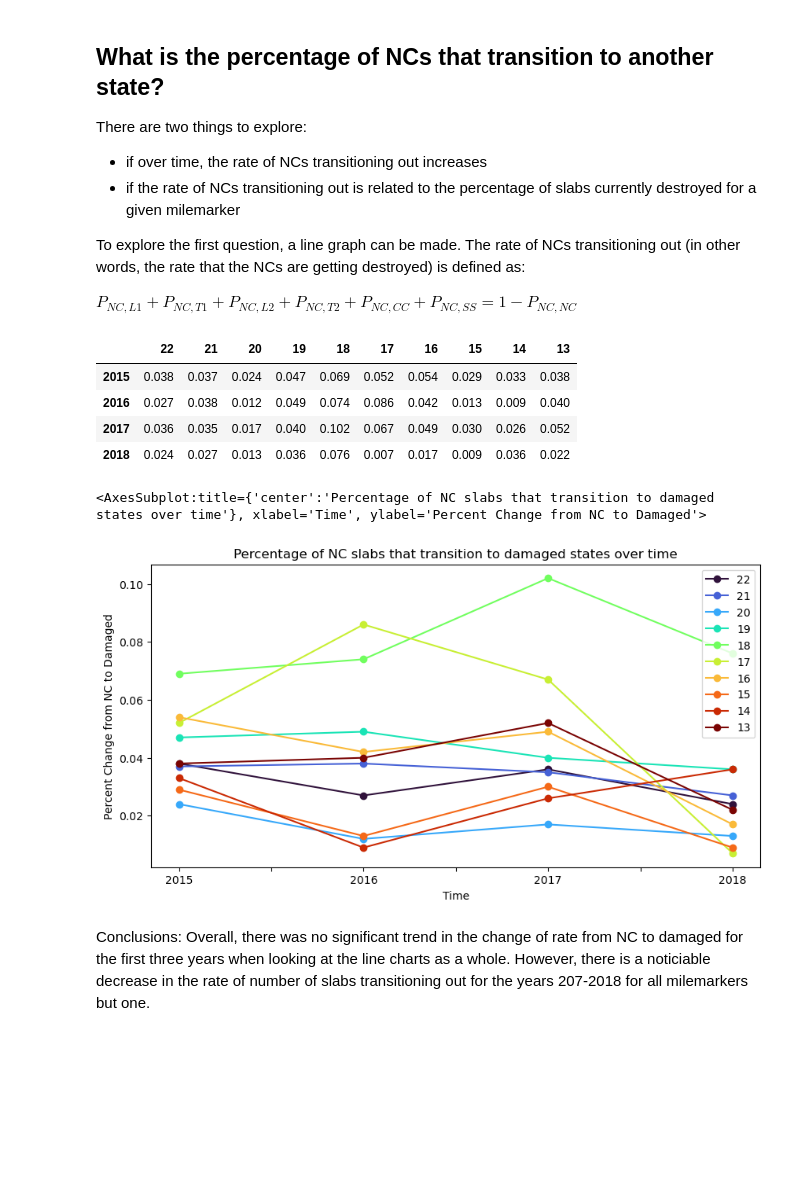
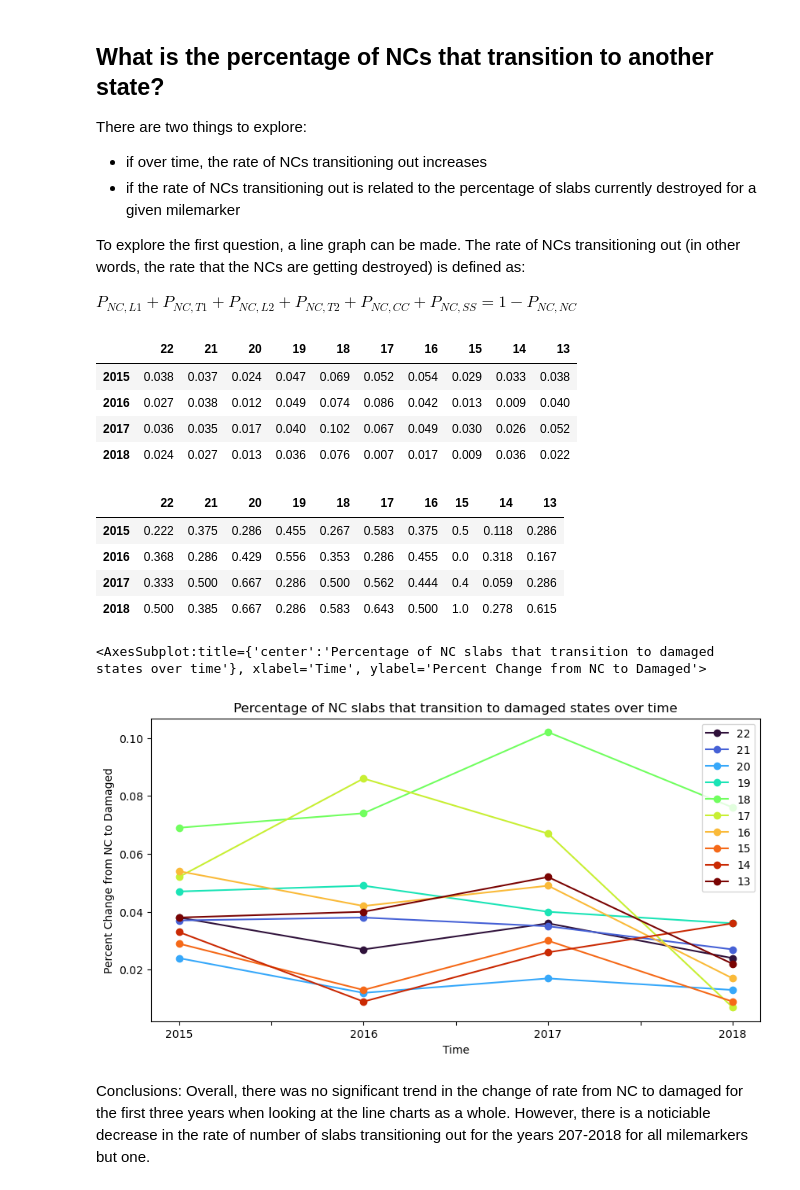
Before and after one commit to jadenl99/Pavement-Forecasting, a Jupyter notebook: src/correlation.ipynb, the cells around one changed output. Cells and saved outputs as stored; diff of their text form; code cells hidden in the pictures; blank space fills up the shorter version.

```diff
--- a/src/correlation.ipynb
+++ b/src/correlation.ipynb
@@ -77,29 +83,44 @@ To explore the first question, a line graph can be made. The rate of NCs transit
 $P_{NC, L1} + P_{NC, T1} + P_{NC, L2} + P_{NC, T2} + P_{NC, CC} + P_{NC, SS} = 1 - P_{NC, NC}$
 # %%
 def calc_NC_to_damaged(mile, year):
-    return 1 - TPMs[(mile, year)].loc['NC', 'NC']
+    return 1 - TPMs[(mile, year)][0].loc['NC', 'NC']
 
+def calc_mildly_damaged_to_critically_damaged(mile, year):
+    freq_table = TPMs[(mile, year)][1]
+    num_mildly_damaged_before = freq_table.loc['T1'].sum() + freq_table.loc['L1'].sum()
+    return (num_mildly_damaged_before - freq_table.loc['T1', 'T1'] - freq_table.loc['L1', 'L1'] - freq_table.loc['L1', 'T1']) / num_mildly_damaged_before
 table = {}
-
+table1 = {}
 for mile in range(22, 12, -1):
     table[mile] = []
+    table1[mile] = []
     for year in range(2015, 2019):
         table[mile].append(calc_NC_to_damaged(mile, year))
+        table1[mile].append(calc_mildly_damaged_to_critically_damaged(mile, year).round(3))
 
 
 
 
 NC_to_damaged = pd.DataFrame(table)
 NC_to_damaged.index = ['2015', '2016', '2017', '2018']
 
+mild_to_critical = pd.DataFrame(table1)
+mild_to_critical.index = ['2015', '2016', '2017', '2018']
+
 display(NC_to_damaged)
+display(mild_to_critical)
 NC_to_damaged.plot(use_index=True, marker='o', title='Percentage of NC slabs that transition to damaged states over time', colormap='turbo', figsize=(10, 5), ylabel='Percent Change from NC to Damaged', xlabel='Time')
 # %% [output]
 |  | 22 | 21 | 20 | 19 | 18 | 17 | 16 | 15 | 14 | 13 |
 | 2015 | 0.038 | 0.037 | 0.024 | 0.047 | 0.069 | 0.052 | 0.054 | 0.029 | 0.033 | 0.038 |
 | 2016 | 0.027 | 0.038 | 0.012 | 0.049 | 0.074 | 0.086 | 0.042 | 0.013 | 0.009 | 0.040 |
 | 2017 | 0.036 | 0.035 | 0.017 | 0.040 | 0.102 | 0.067 | 0.049 | 0.030 | 0.026 | 0.052 |
 | 2018 | 0.024 | 0.027 | 0.013 | 0.036 | 0.076 | 0.007 | 0.017 | 0.009 | 0.036 | 0.022 |
+|  | 22 | 21 | 20 | 19 | 18 | 17 | 16 | 15 | 14 | 13 |
+| 2015 | 0.222 | 0.375 | 0.286 | 0.455 | 0.267 | 0.583 | 0.375 | 0.5 | 0.118 | 0.286 |
+| 2016 | 0.368 | 0.286 | 0.429 | 0.556 | 0.353 | 0.286 | 0.455 | 0.0 | 0.318 | 0.167 |
+| 2017 | 0.333 | 0.500 | 0.667 | 0.286 | 0.500 | 0.562 | 0.444 | 0.4 | 0.059 | 0.286 |
+| 2018 | 0.500 | 0.385 | 0.667 | 0.286 | 0.583 | 0.643 | 0.500 | 1.0 | 0.278 | 0.615 |
 <AxesSubplot:title={'center':'Percentage of NC slabs that transition to damaged states over time'}, xlabel='Time', ylabel='Percent Change from NC to Damaged'>
 [figure]
 # %% [markdown]
```
Also changed, not shown: parts of 6 cells of this notebook, 3 other files.
